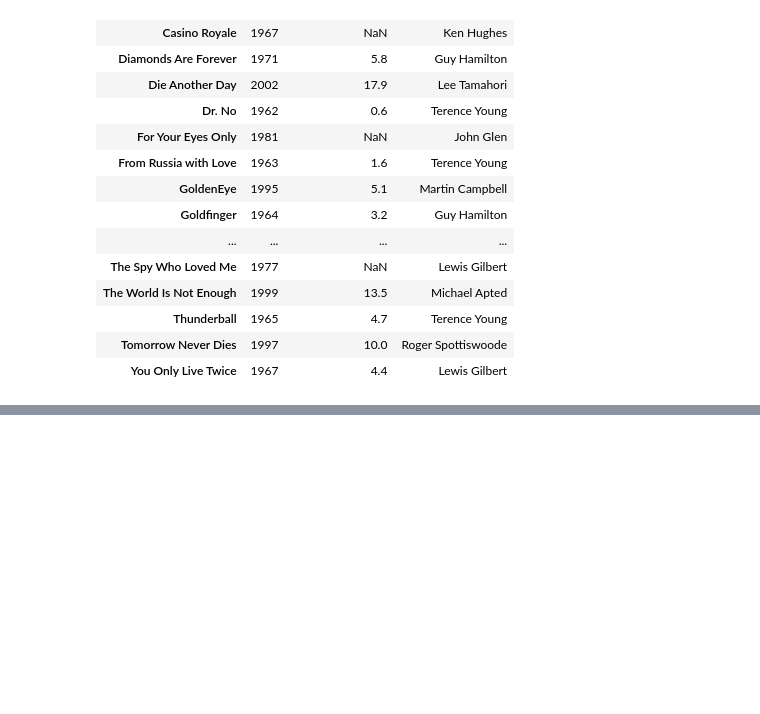
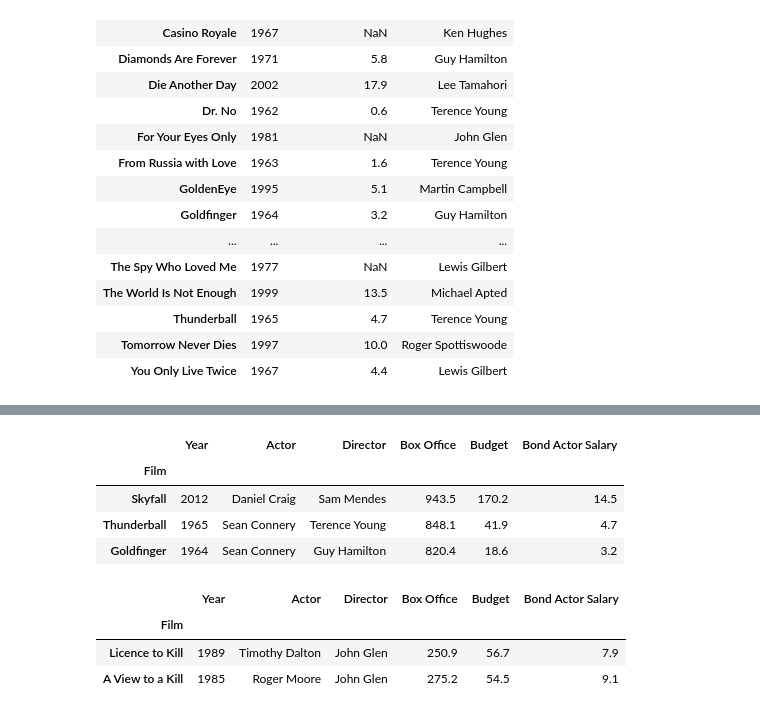
Before and after one commit to mekchou/DataAnalysisWithPandasAndPython, a Jupyter notebook: Sec6DataFrames3.ipynb, the cells around one changed output, grey strips where cells are left out. Drawn from its saved outputs; the diff is of its cells as text; code cells hidden in the pictures; blank space fills up the shorter version.

```diff
--- a/Sec6DataFrames3.ipynb
+++ b/Sec6DataFrames3.ipynb
@@ -655,0 +669,15 @@ bond.sample(n=3, axis=1)
+# %%
+bond.nlargest(3, columns = 'Box Office')
+# %% [output]
+|  | Year | Actor | Director | Box Office | Budget | Bond Actor Salary |
+| Film |  |  |  |  |  |  |
+| Skyfall | 2012 | Daniel Craig | Sam Mendes | 943.5 | 170.2 | 14.5 |
+| Thunderball | 1965 | Sean Connery | Terence Young | 848.1 | 41.9 | 4.7 |
+| Goldfinger | 1964 | Sean Connery | Guy Hamilton | 820.4 | 18.6 | 3.2 |
+# %%
+bond.nsmallest(2,columns="Box Office")
+# %% [output]
+|  | Year | Actor | Director | Box Office | Budget | Bond Actor Salary |
+| Film |  |  |  |  |  |  |
+| Licence to Kill | 1989 | Timothy Dalton | John Glen | 250.9 | 56.7 | 7.9 |
+| A View to a Kill | 1985 | Roger Moore | John Glen | 275.2 | 54.5 | 9.1 |
```
Also changed, not shown: parts of 4 cells of this notebook.
